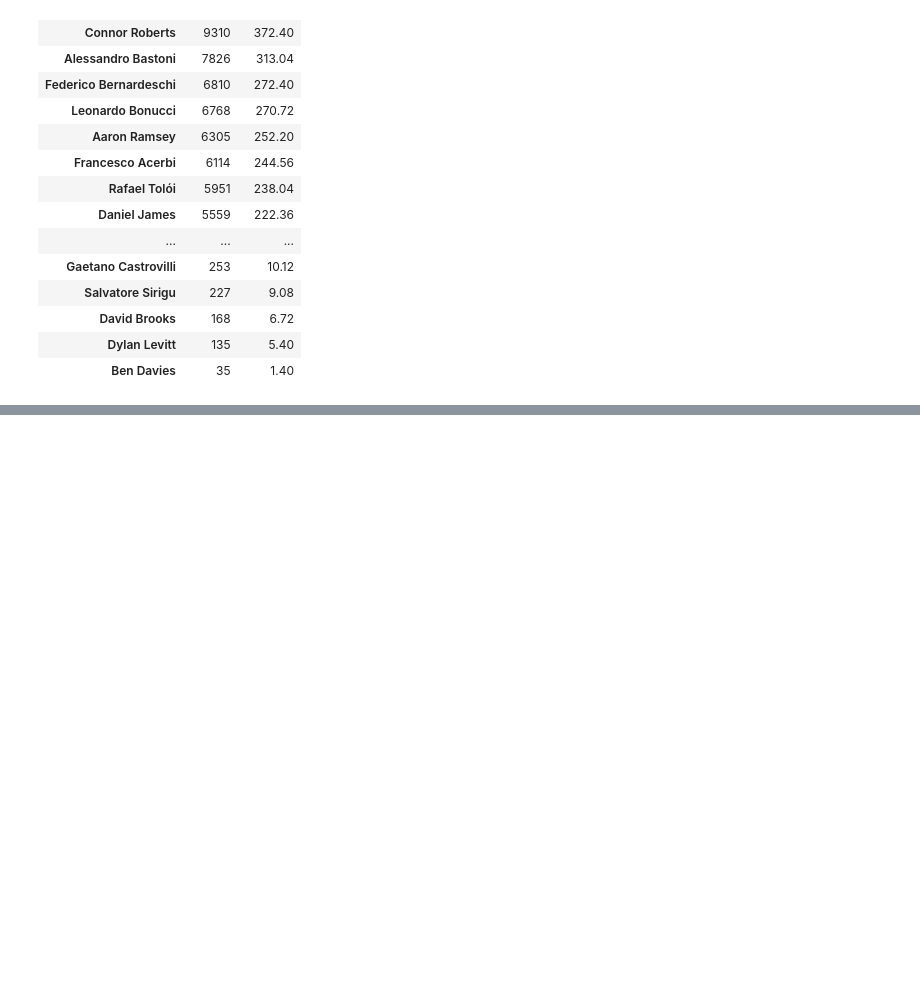
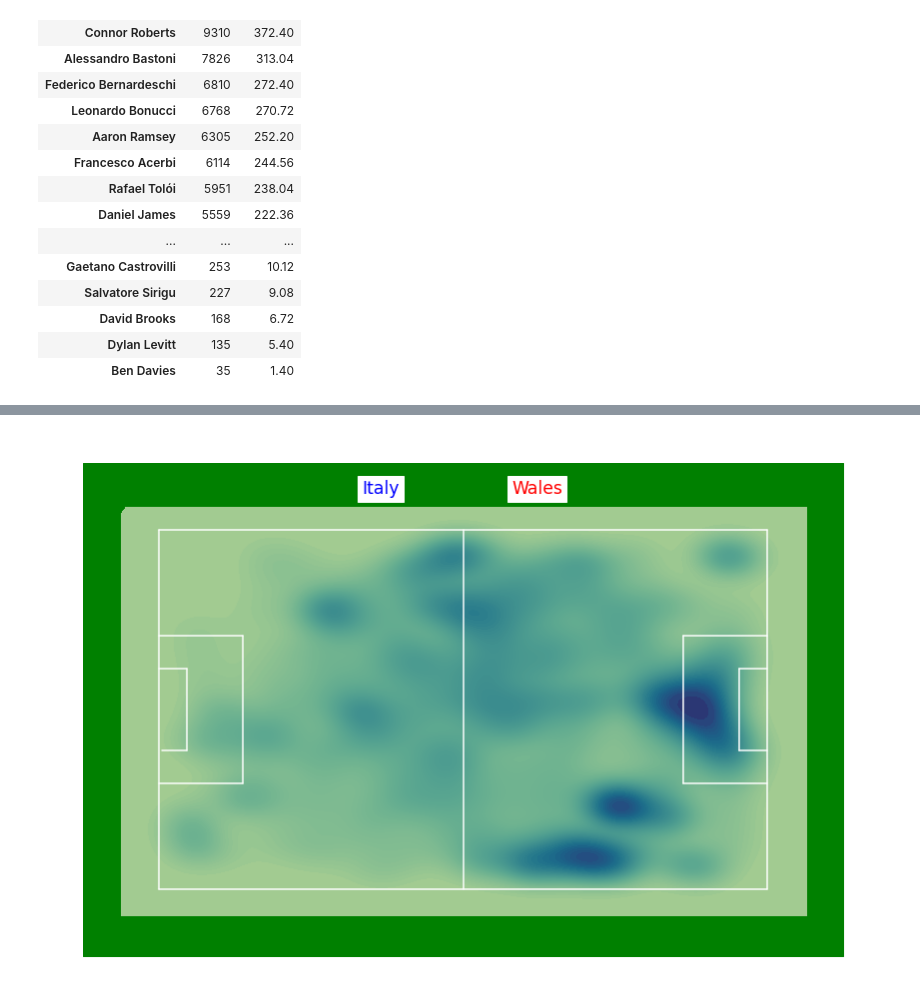
Before and after one commit to aegonwolf/socceranalytics, a Jupyter notebook: all-games.ipynb, the cells around one changed output, grey strips where cells are left out. Saved outputs shown, nothing was run; the diff lists cells and outputs as text; code cells hidden in the pictures; blank space fills up the shorter version.

```diff
--- a/all-games.ipynb
+++ b/all-games.ipynb
@@ -876,0 +1105,29 @@ touches.to_csv('touches.csv', index = False)
+# %%
+first_half_start="2021-06-20T16:00:41.126"
+first_half_end="2021-06-20T16:45:43.02"
+snd_half_start="2021-06-20T17:02:35.054"
+snd_half_end="2021-06-20T17:50:34.332"
+# %%
+firststart = pd.to_datetime(first_half_start)
+firstend = pd.to_datetime(first_half_end)
+# %%
+first_half_mask = iw_track.time < firstend
+# %%
+ball = iw_track[first_half_mask][['ball_x', 'ball_y']] / 100
+ball['ball_y'] += width/2
+ball['ball_x'] += length/2
+
+# sns.kdeplot(iw_track["Xstart"],data["Ystart"], shade=True,n_levels=50)
+fig, ax = create_pitch(120, 80,'white')
+sns.kdeplot(
+    data=ball, x="ball_x", y="ball_y",
+    fill=True, thresh=0, levels=100, shade = True, cmap = 'crest'
+)
+plt.text(width/2, length - 32, "Italy", fontsize = "x-large", backgroundcolor = 'white', color = 'blue')
+plt.text(width/1.15, length - 32, "Wales", fontsize = "x-large", backgroundcolor = 'white', color = 'red')
+# plt.ylim(0, 90)
+# plt.xlim(0, 130)
+plt.savefig("wherewasballfirst.png")
+plt.show()
+# %% [output]
+[figure, added]
```
Also changed, not shown: parts of 26 cells of this notebook.
